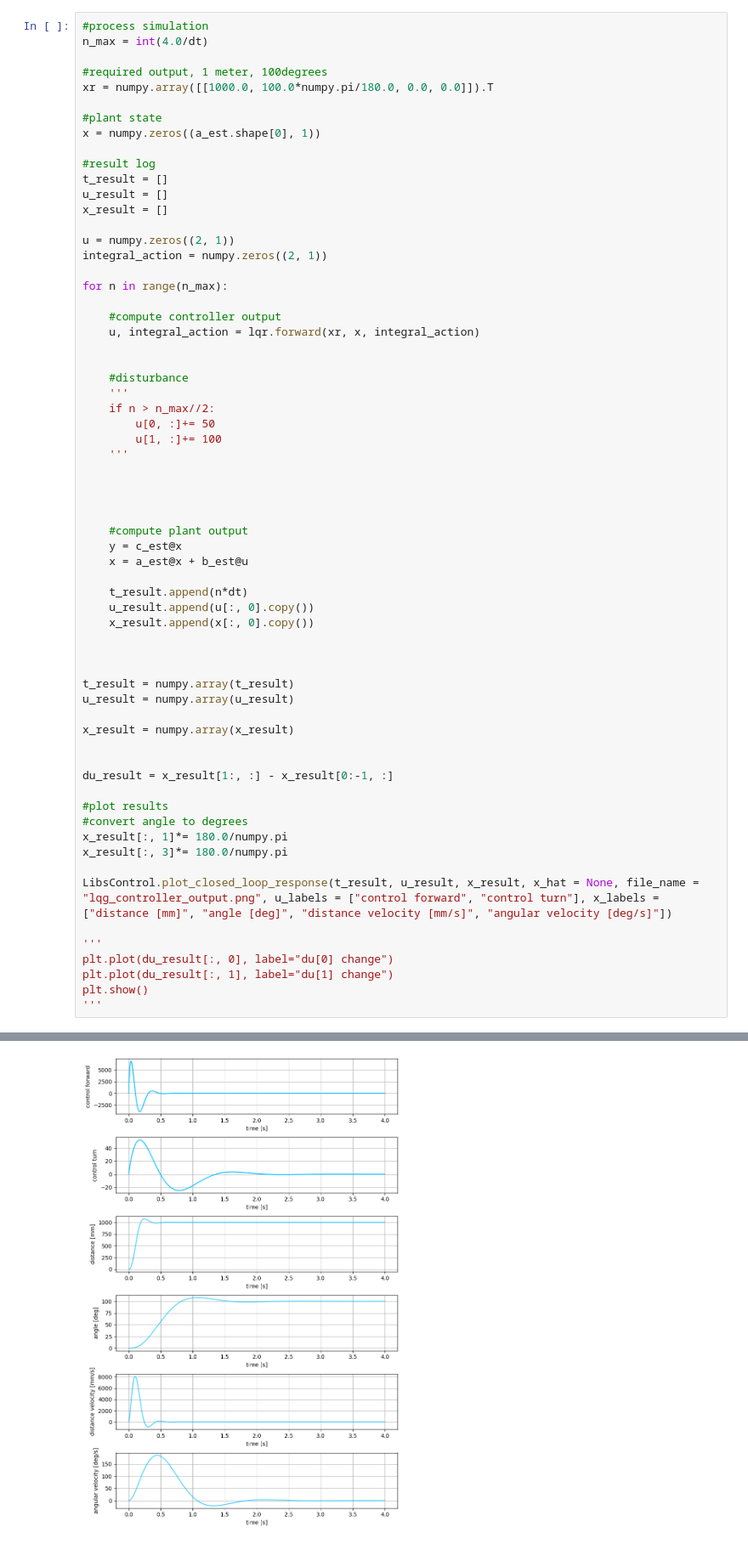
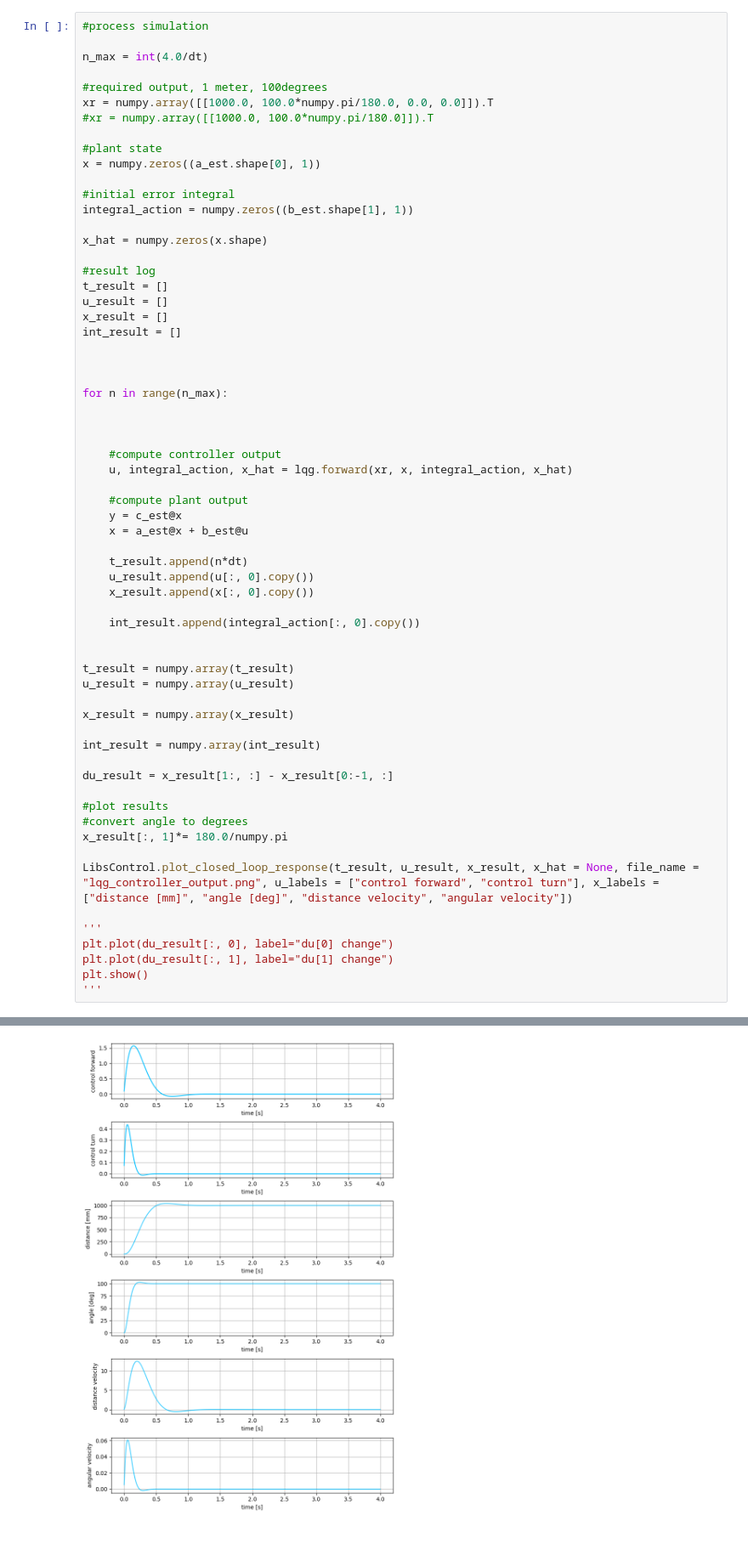
Before and after one commit to michalnand/motoko_ice_dragon_x, a Jupyter notebook: simulations/position_controller/lqr_controller.ipynb, the cells around one changed output, grey strips where cells are left out. Shown at 85% size. Saved outputs shown, nothing was run; the diff lists cells and outputs as text.

Commit message:
position control

```diff
--- a/simulations/position_controller/lqr_controller.ipynb
+++ b/simulations/position_controller/lqr_controller.ipynb
@@ -116,68 +269,67 @@ float ki[] = {
 # %%
 #process simulation
+
 n_max = int(4.0/dt)
 
 #required output, 1 meter, 100degrees
 xr = numpy.array([[1000.0, 100.0*numpy.pi/180.0, 0.0, 0.0]]).T
+#xr = numpy.array([[1000.0, 100.0*numpy.pi/180.0]]).T
 
 #plant state
 x = numpy.zeros((a_est.shape[0], 1))
+
+#initial error integral
+integral_action = numpy.zeros((b_est.shape[1], 1))
+
+x_hat = numpy.zeros(x.shape)
 
 #result log
 t_result = []
 u_result = []
 x_result = []
+int_result = []
 
-u = numpy.zeros((2, 1))
-integral_action = numpy.zeros((2, 1))
+
 
 for n in range(n_max):
 
-    #compute controller output
-    u, integral_action = lqr.forward(xr, x, integral_action)
 
 
-    #disturbance
-    '''
-    if n > n_max//2:
-        u[0, :]+= 50
-        u[1, :]+= 100
-    '''
-
-
-
+    #compute controller output
+    u, integral_action, x_hat = lqg.forward(xr, x, integral_action, x_hat)
 
     #compute plant output
     y = c_est@x
     x = a_est@x + b_est@u
 
     t_result.append(n*dt)
     u_result.append(u[:, 0].copy())
     x_result.append(x[:, 0].copy())
 
+    int_result.append(integral_action[:, 0].copy())
 
 
 t_result = numpy.array(t_result)
 u_result = numpy.array(u_result)
 
 x_result = numpy.array(x_result)
 
+int_result = numpy.array(int_result)
 
 du_result = x_result[1:, :] - x_result[0:-1, :]
 
 #plot results
 #convert angle to degrees
 x_result[:, 1]*= 180.0/numpy.pi
-x_result[:, 3]*= 180.0/numpy.pi
 
-LibsControl.plot_closed_loop_response(t_result, u_result, x_result, x_hat = None, file_name = "lqg_controller_output.png", u_labels = ["control forward", "control turn"], x_labels = ["distance [mm]", "angle [deg]", "distance velocity [mm/s]", "angular velocity [deg/s]"])
+LibsControl.plot_closed_loop_response(t_result, u_result, x_result, x_hat = None, file_name = "lqg_controller_output.png", u_labels = ["control forward", "control turn"], x_labels = ["distance [mm]", "angle [deg]", "distance velocity", "angular velocity"])
 
 '''
 plt.plot(du_result[:, 0], label="du[0] change")
 plt.plot(du_result[:, 1], label="du[1] change")
 plt.show()
 '''
 # %% [output]
 '\nplt.plot(du_result[:, 0], label="du[0] change")\nplt.plot(du_result[:, 1], label="du[1] change")\nplt.show()\n'
 <Figure size 640x480 with 0 Axes>
-[figure, old version]
+[figure, new version]
```
Also changed, not shown: parts of 6 cells of this notebook, 9 other files.
